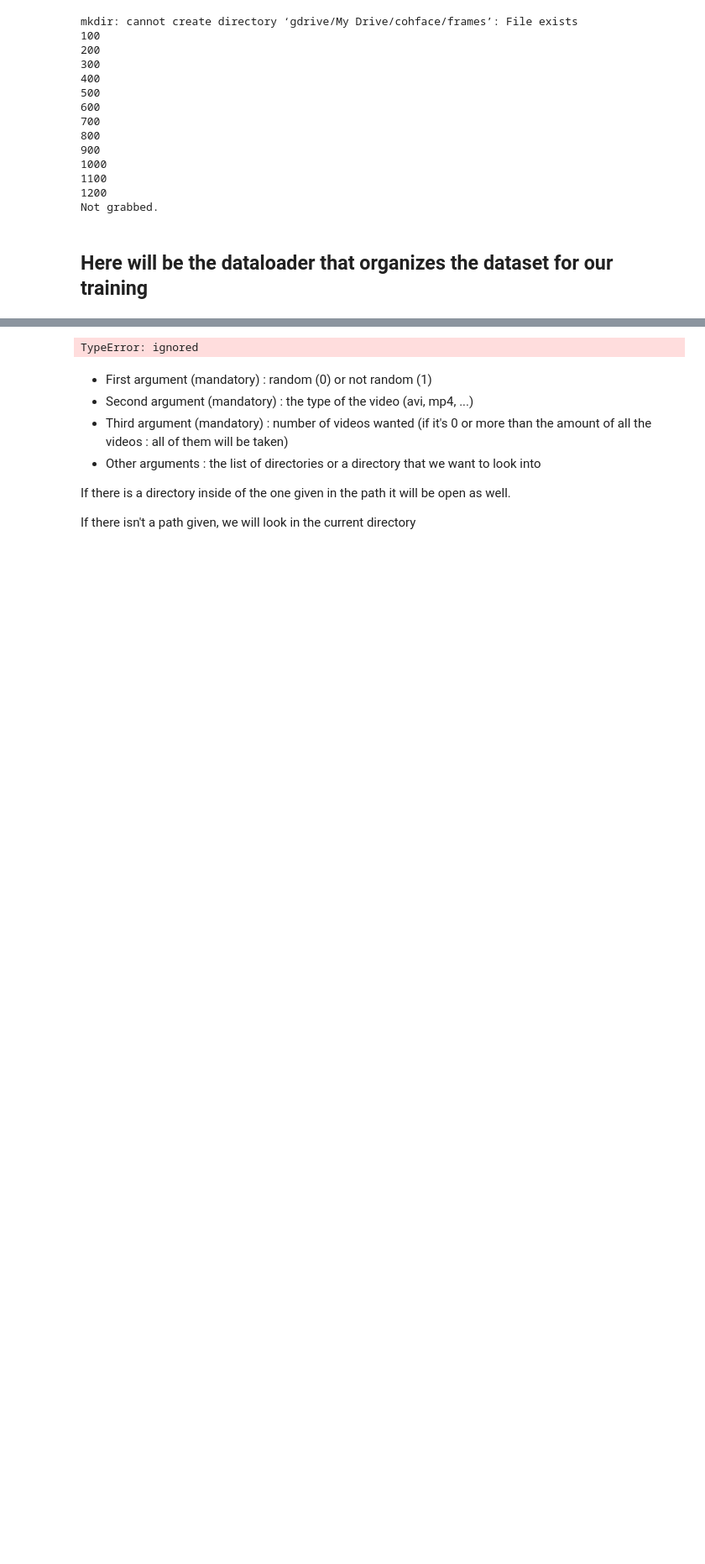
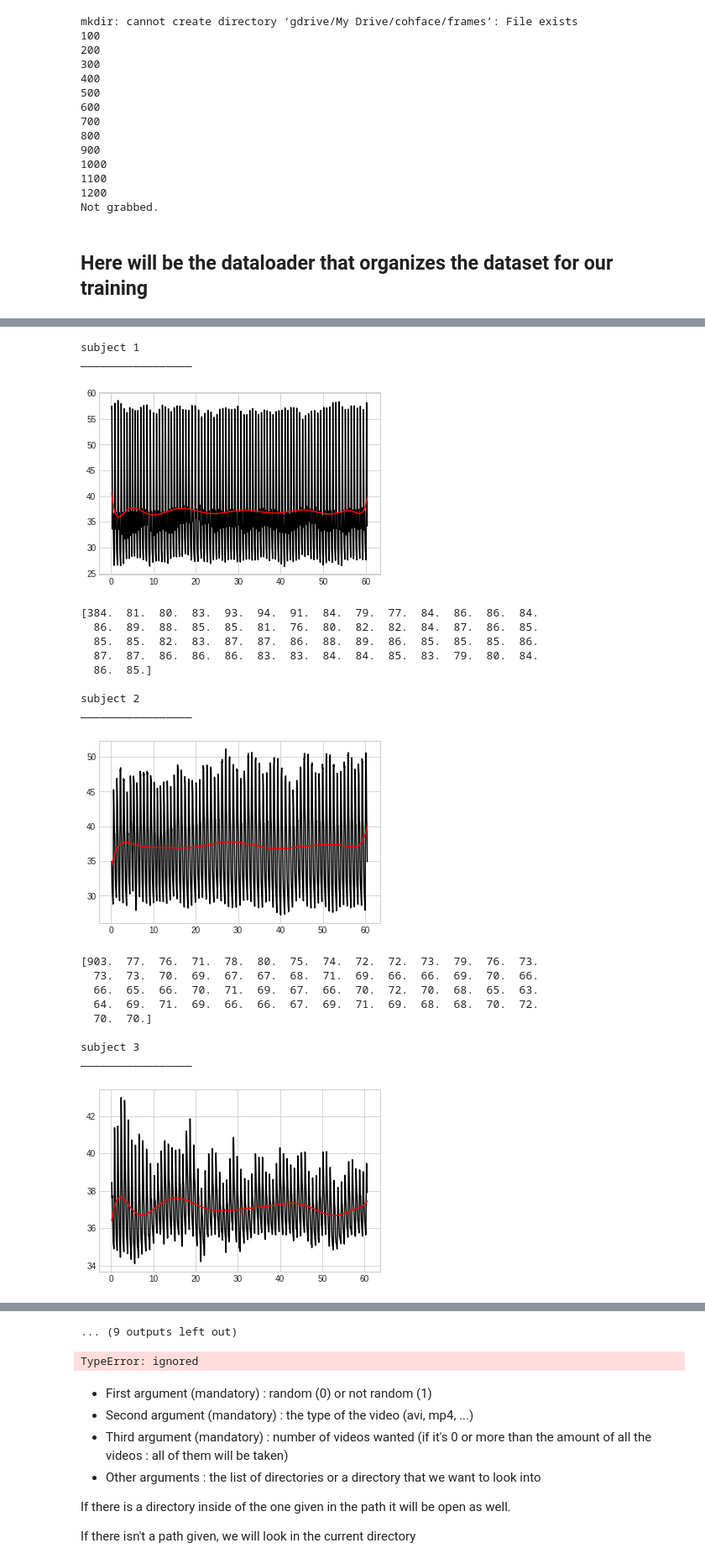
Before and after one commit to marvinmouroum/cv-heart-rate-measurement, a Jupyter notebook: cv_heart_rate_measurement.ipynb, the cells around one changed output, grey strips where cells are left out. Shown: that part at 84% size. Saved outputs shown, nothing was run; the diff lists cells and outputs as text; code cells hidden in the pictures; blank space fills up the shorter version.

```diff
--- a/cv_heart_rate_measurement.ipynb
+++ b/cv_heart_rate_measurement.ipynb
@@ -320,0 +432,33 @@ def script(random, vtype, nb, directories):
+# %%
+def heartRateForSubjects():
+  for i in range(1,40):
+    print("\nsubject " + str(i) + "\n_________________")
+    f = h5py.File('gdrive/My Drive/cohface/' + str(i) + '/1/data.hdf5', 'r')
+    dset = f['pulse']
+    tset = f['time']
+    plt.plot(tset[50:-1], dset[50:-1], '-', color='black');
+    extract_hr(tset,dset,0,16000)
+# %%
+heartRateForSubjects()
+# %% [output]
+subject 1
+_________________
+[figure, added]
+[384.  81.  80.  83.  93.  94.  91.  84.  79.  77.  84.  86.  86.  84.
+  86.  89.  88.  85.  85.  81.  76.  80.  82.  82.  84.  87.  86.  85.
+  85.  85.  82.  83.  87.  87.  86.  88.  89.  86.  85.  85.  85.  86.
+  87.  87.  86.  86.  86.  83.  83.  84.  84.  85.  83.  79.  80.  84.
+  86.  85.]
+
+subject 2
+_________________
+[figure, added]
+[903.  77.  76.  71.  78.  80.  75.  74.  72.  72.  73.  79.  76.  73.
+  73.  73.  70.  69.  67.  67.  68.  71.  69.  66.  66.  69.  70.  66.
+  66.  65.  66.  70.  71.  69.  67.  66.  70.  72.  70.  68.  65.  63.
+  64.  69.  71.  69.  66.  66.  67.  69.  71.  69.  68.  68.  70.  72.
+  70.  70.]
+
+subject 3
+_________________
+[figure, added]
@@ -321,3 +492,4 @@ def script(random, vtype, nb, directories):
+... (9 outputs left out)
 # %%
 import h5py
 import torch
```
Also changed, not shown: parts of 7 cells of this notebook.
